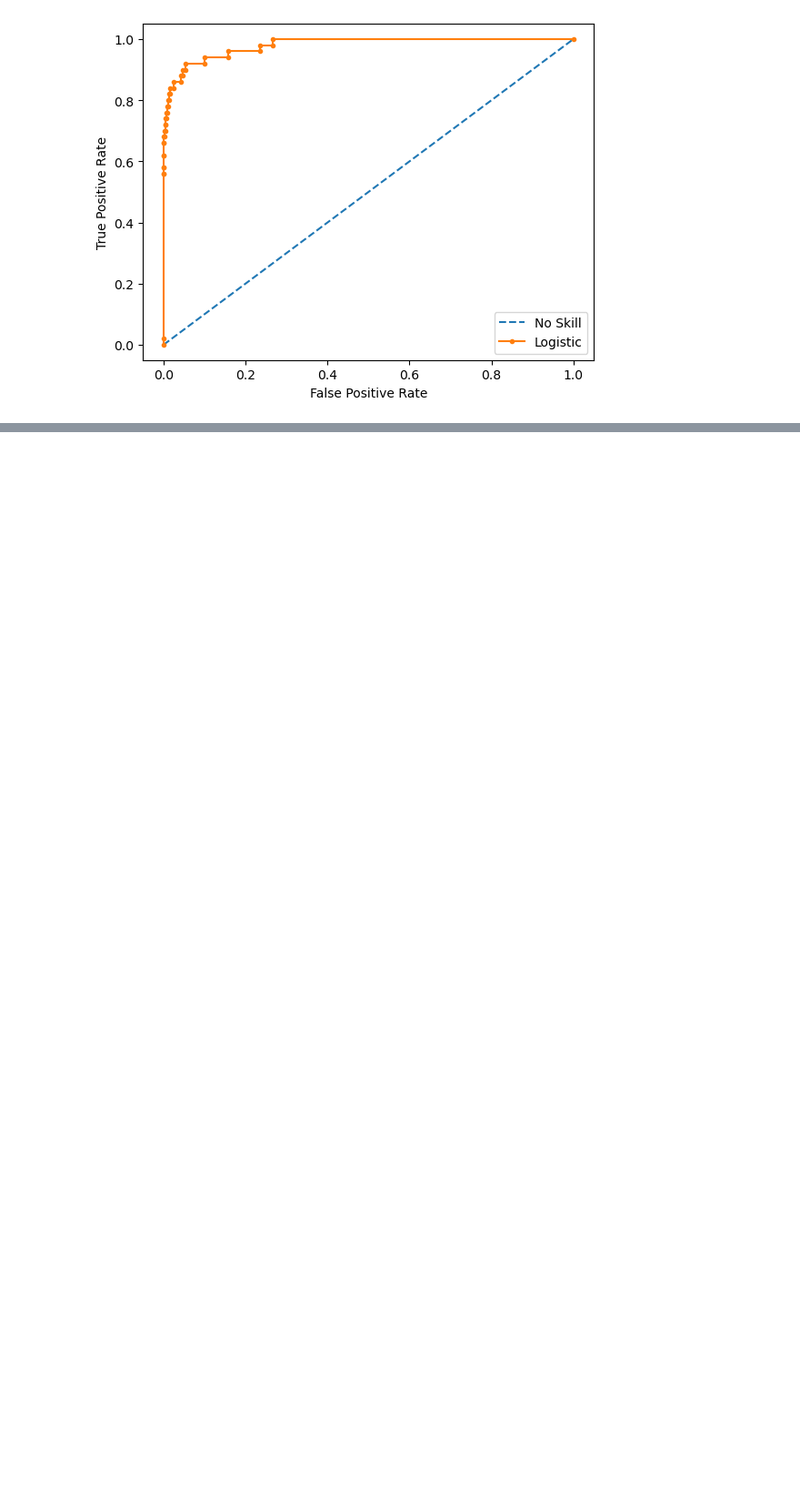
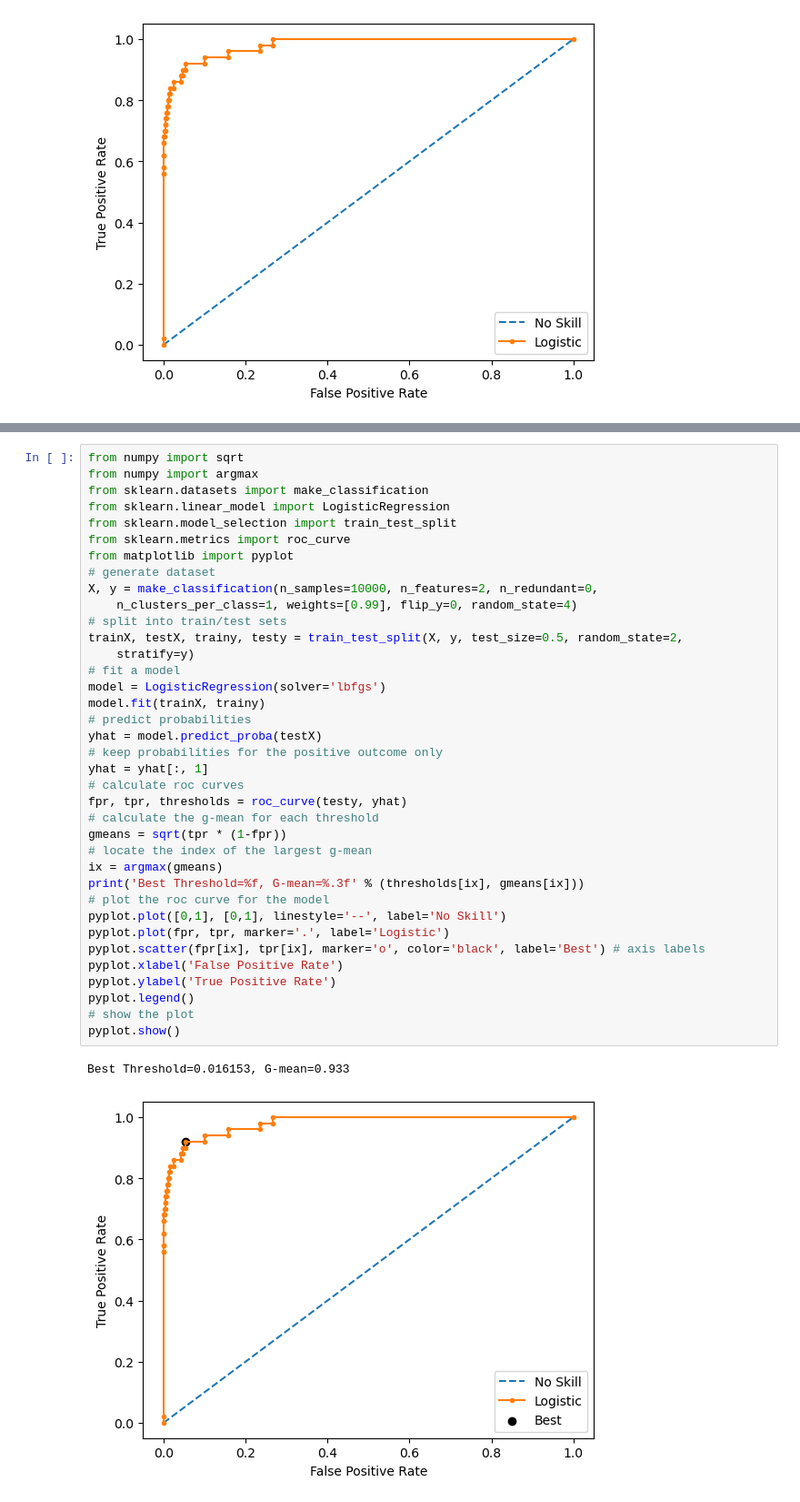
Before and after one commit to MaukanMir/Imbalanced-Classification-Project, a Jupyter notebook: advanced-algorithms.ipynb, the cells around one changed output, grey strips where cells are left out. Shown at 91% size. Drawn from its saved outputs; the diff is of its cells as text; blank space fills up the shorter version.

Commit message:
Calculating the G-mean

```diff
--- a/advanced-algorithms.ipynb
+++ b/advanced-algorithms.ipynb
@@ -37,0 +40,40 @@ pyplot.show()
+# %%
+from numpy import sqrt
+from numpy import argmax
+from sklearn.datasets import make_classification
+from sklearn.linear_model import LogisticRegression
+from sklearn.model_selection import train_test_split
+from sklearn.metrics import roc_curve
+from matplotlib import pyplot
+# generate dataset
+X, y = make_classification(n_samples=10000, n_features=2, n_redundant=0,
+    n_clusters_per_class=1, weights=[0.99], flip_y=0, random_state=4)
+# split into train/test sets
+trainX, testX, trainy, testy = train_test_split(X, y, test_size=0.5, random_state=2,
+    stratify=y)
+# fit a model
+model = LogisticRegression(solver='lbfgs')
+model.fit(trainX, trainy)
+# predict probabilities
+yhat = model.predict_proba(testX)
+# keep probabilities for the positive outcome only
+yhat = yhat[:, 1]
+# calculate roc curves
+fpr, tpr, thresholds = roc_curve(testy, yhat)
+# calculate the g-mean for each threshold
+gmeans = sqrt(tpr * (1-fpr))
+# locate the index of the largest g-mean
+ix = argmax(gmeans)
+print('Best Threshold=%f, G-mean=%.3f' % (thresholds[ix], gmeans[ix]))
+# plot the roc curve for the model
+pyplot.plot([0,1], [0,1], linestyle='--', label='No Skill')
+pyplot.plot(fpr, tpr, marker='.', label='Logistic')
+pyplot.scatter(fpr[ix], tpr[ix], marker='o', color='black', label='Best') # axis labels
+pyplot.xlabel('False Positive Rate')
+pyplot.ylabel('True Positive Rate')
+pyplot.legend()
+# show the plot
+pyplot.show()
+# %% [output]
+Best Threshold=0.016153, G-mean=0.933
+[figure, added]
```
Also changed, not shown: parts of 1 cell of this notebook.
